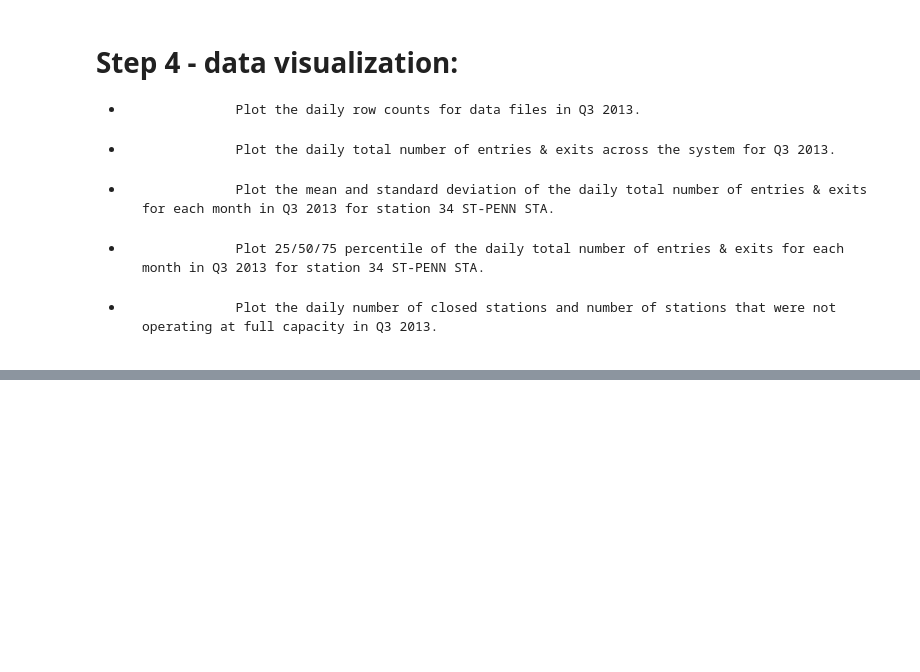
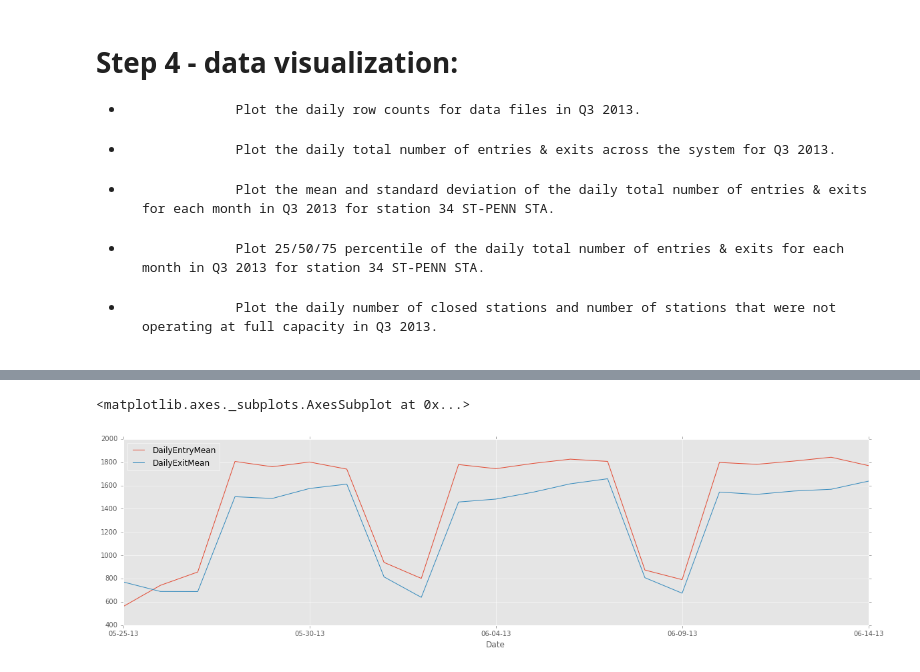
Before and after one commit to tinnyworm/Tinny, a Jupyter notebook: TS/TS Data Challange.ipynb, the cells around one changed output, grey strips where cells are left out. Drawn from its saved outputs; the diff is of its cells as text; code cells hidden in the pictures; blank space fills up the shorter version.

```diff
--- a/TS/TS Data Challange.ipynb
+++ b/TS/TS Data Challange.ipynb
@@ -442,0 +475,15 @@ closed[["Station","Date","DailyTraffic"]].head()
+# %%
+# Plot the mean and standard deviation of the daily total number of entries & exits
+# for each month in Q3 2013 for station 34 ST-PENN STA.
+df_test = df_q[df_q["Station"] == "34 ST-PENN STA"]
+
+df_month_entry = df_test.groupby("Date")["DailyEntry"].agg( {"DailyEntryMean": np.mean, "DailyEntryStd": np.std} )
+df_month_entry = df_month_entry.reset_index()
+df_month_exit  = df_test.groupby("Date")["DailyExit"].agg( {"DailyExitMean": np.mean, "DailyExitStd": np.std} )
+df_month_exit = df_month_exit.reset_index()
+
+df_month = pd.merge(df_month_entry, df_month_exit, on='Date', how='inner').set_index("Date");
+df_month.head()
+
+means  = df_month[["DailyEntryMean", "DailyExitMean"]]
+errors = df_month[["DailyEntryStd", "DailyExitStd"]]
@@ -442,0 +498,5 @@ closed[["Station","Date","DailyTraffic"]].head()
+# %%
+means.plot.line(figsize=(20,5))
+# %% [output]
+<matplotlib.axes._subplots.AxesSubplot at 0x...>
+[figure, added]
```
Also changed, not shown: parts of 11 cells of this notebook.
